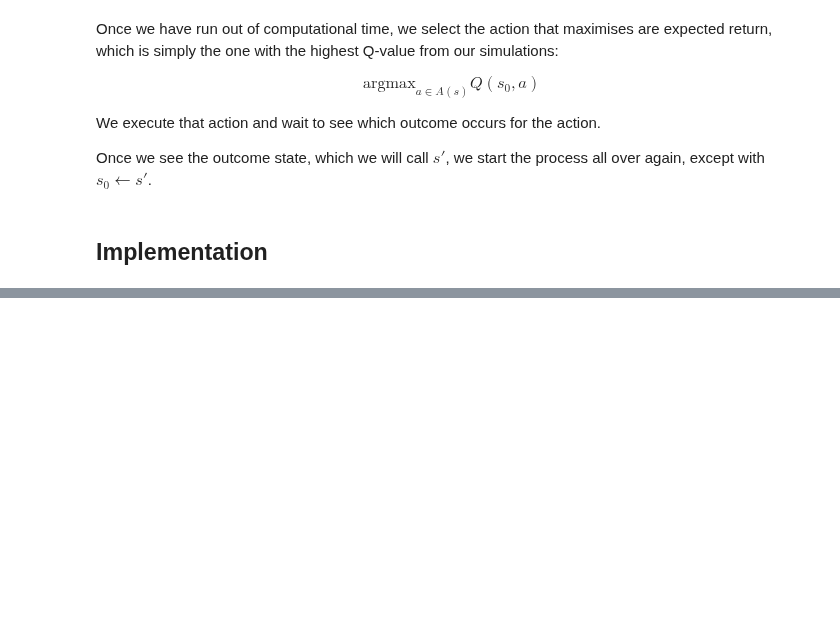
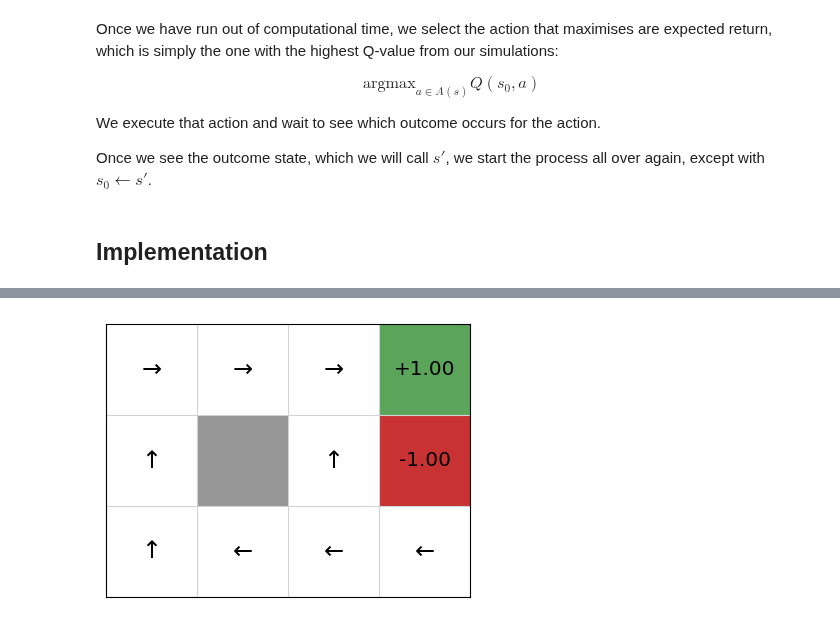
Before and after one commit to yshenbj/rl, a Jupyter notebook: rl_tutorial/mcts.ipynb, the cells around one changed output, grey strips where cells are left out. Saved outputs shown, nothing was run; the diff lists cells and outputs as text; code cells hidden in the pictures; blank space fills up the shorter version.

```diff
--- a/rl_tutorial/mcts.ipynb
+++ b/rl_tutorial/mcts.ipynb
@@ -217,0 +1411,5 @@ class MCTS:
+# %%
+policy = QPolicy(qfunction)
+gridworld.visualise_policy(policy)
+# %% [output]
+[figure, added]
```
Also changed, not shown: parts of 11 cells of this notebook.
